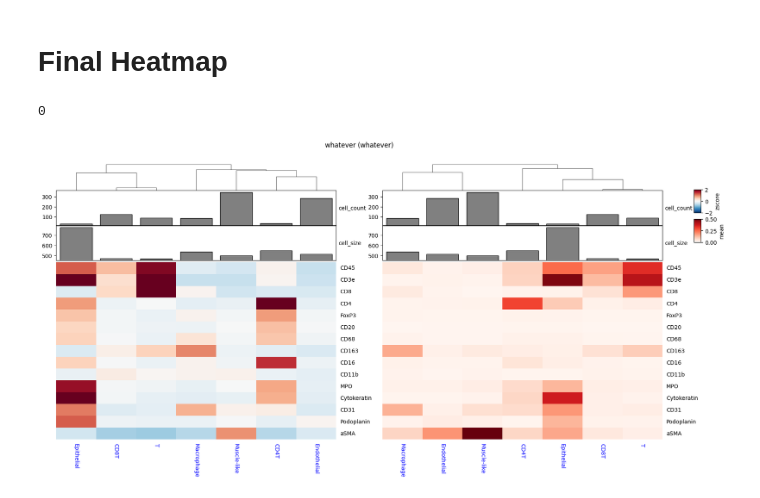
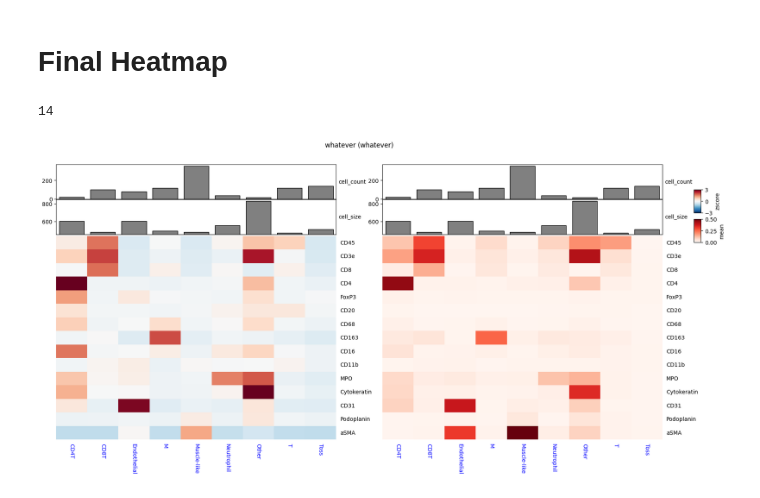
Before and after one commit to wuwenrui555/clustering, a Jupyter notebook: clustering_demo.ipynb, the cells around one changed output. Cells and saved outputs as stored; diff of their text form; code cells hidden in the pictures.

```diff
--- a/clustering_demo.ipynb
+++ b/clustering_demo.ipynb
@@ -104,6 +111,6 @@ features = markers_all  # markers for clustering
 
 # clustering using phenograph
 clustering_result = run_clustering(
-    adata, unit_ids, features, method="phenograph", method_params={"k": 50}
+    adata, unit_ids, features, method="phenograph", method_params={"k": 30}
 )
 # %% [output]
@@ -186,3 +224,9 @@ clustering_result.add_tag(
+# %%
+# After stashing, you can pop the clustering result
+clustering_result = ClusteringResult.pop(
+    clustering_id="363f6ab2-4284-4205-913f-a09195723379",
+    output_dir="/mnt/nfs/home/wenruiwu/projects/subclustering/output/clustering_demo",
+)
 # %%
 # plot heatmap with updated annotations and tags
 features = markers_all  # markers for visualization (not necessary to be the same as clustering)
@@ -525,21 +506,24 @@ clustering_result.save(output_dir)
 manager = ClusteringResultManager(output_dir=output_dir, unit_ids=adata.obs.index)
 len(manager.non_explicit_df)
 # %% [output]
-0
+14
 # %%
+idx_annotated = manager.summary_df.annotation != ""
 result = ClusteringResult(
     clustering_id="whatever",
     method="whatever",
-    unit_ids=manager.summary_df.index,
-    cluster_ids=manager.summary_df.annotation,
+    unit_ids=manager.summary_df.index[idx_annotated],
+    cluster_ids=manager.summary_df.annotation[idx_annotated],
 )
+non_col_cluster = {"col_cluster": False, "col_dendrogram": False}
 plot_clustering_heatmap_2(
     adata,
     result,
     features,
     figsize=(20, 8),
-    kwargs_zscore={"vmin": -2, "center": 0, "vmax": 2},
-    kwargs_mean={"vmin": 0, "vmax": 0.5},
+    x_label="annotation",
+    kwargs_zscore={"vmin": -3, "center": 0, "vmax": 3} | non_col_cluster,
+    kwargs_mean={"vmin": 0, "vmax": 0.5} | non_col_cluster,
 )
 # %% [output]
-[figure, old version]
+[figure, new version]
```
Also changed, not shown: parts of 35 cells of this notebook, 2 other files.
